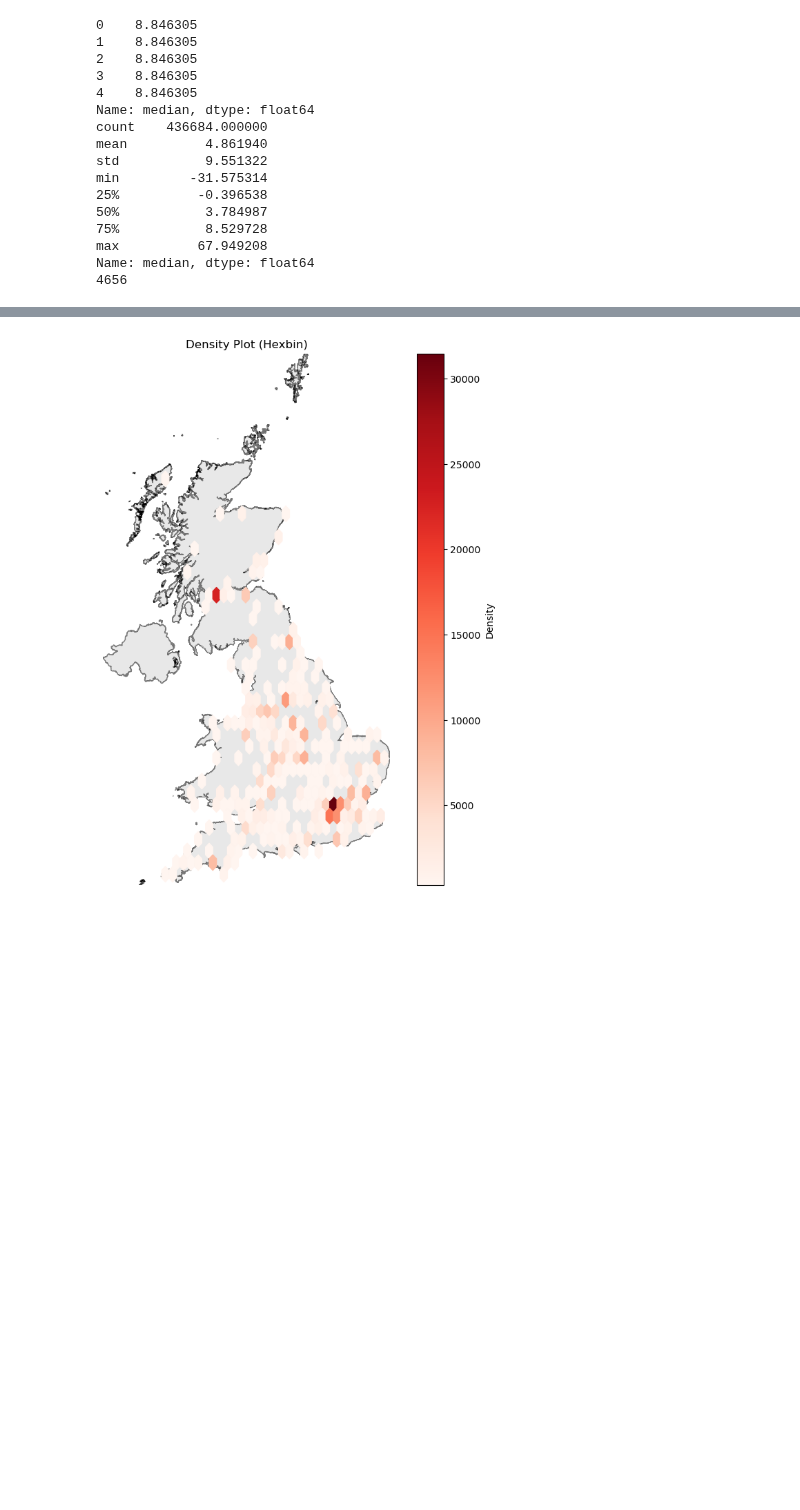
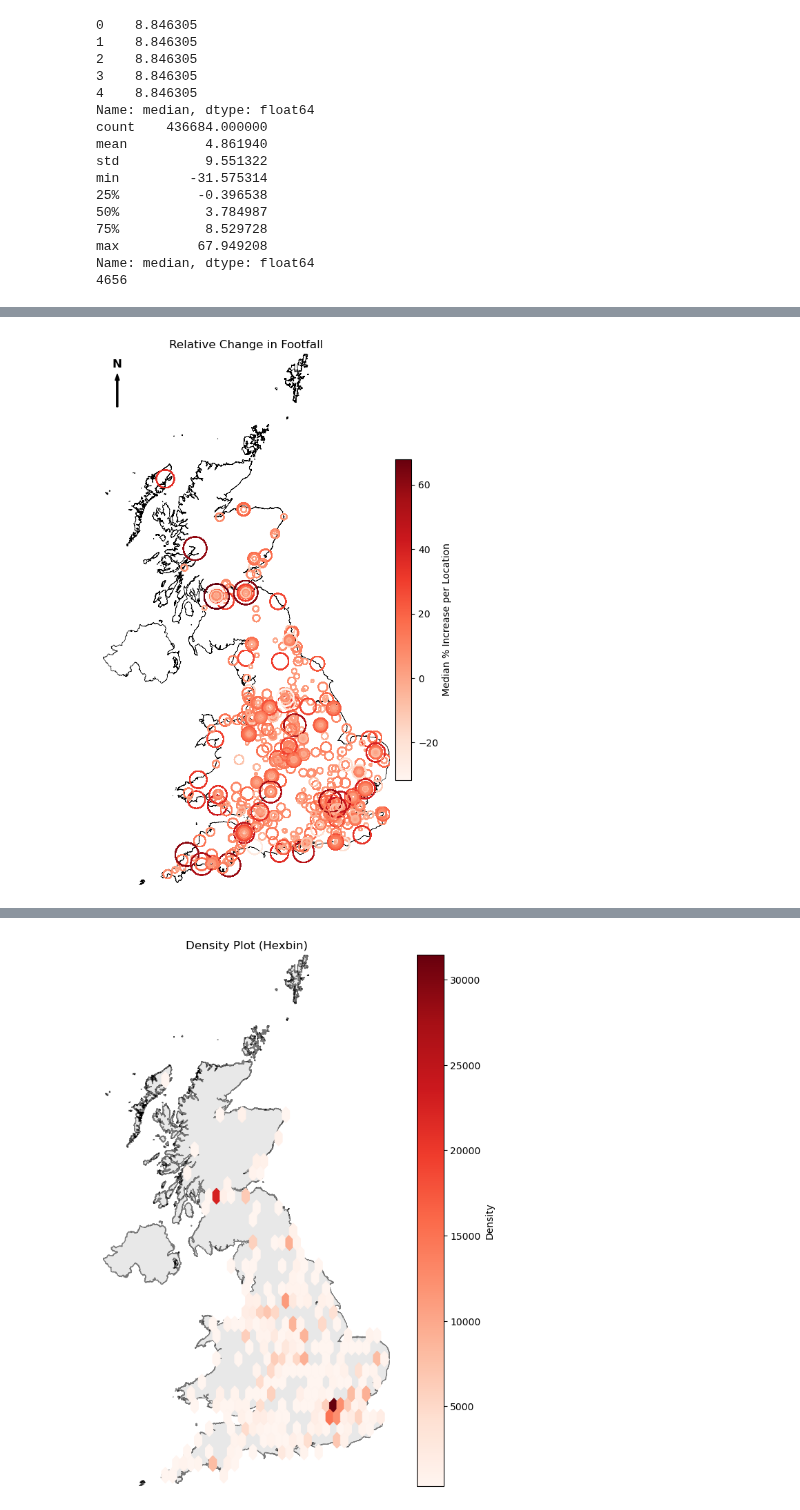
Before and after one commit to stefankrysa/MScDissertation, a Jupyter notebook: modelling.ipynb, the cells around one changed output, grey strips where cells are left out. Cells and saved outputs as stored; diff of their text form; code cells hidden in the pictures; blank space fills up the shorter version.

```diff
--- a/modelling.ipynb
+++ b/modelling.ipynb
@@ -1297,0 +1245,65 @@ plt.show()
+# %%
+from matplotlib import cm, colors as mcolors
+from matplotlib_scalebar.scalebar import ScaleBar
+from matplotlib.patches import FancyArrow
+
+# Prepare sizes
+sizes = gdf_centroids['median'].abs() * 10
+
+# Normalize for colormap
+norm = plt.Normalize(vmin=gdf_centroids['median'].min(), vmax=gdf_centroids['median'].max())
+cmap = cm.get_cmap('Reds')
+color_vals = cmap(norm(gdf_centroids['median']))
+
+# Plotting
+fig, ax = plt.subplots(figsize=(10, 10))
+uk_boundary.plot(ax=ax, color='none', edgecolor='black', linewidth=0.5)
+
+x = gdf_centroids.geometry.x
+y = gdf_centroids.geometry.y
+
+# Scatter with no fill and colored borders
+scatter = ax.scatter(
+    x, y,
+    s=sizes,
+    facecolors='none',
+    edgecolors=color_vals,
+    linewidth=1
+)
+
+# Add north arrow
+arrow = FancyArrow(
+    x=minx + 0.05 * (maxx - minx),
+    y=maxy - 0.1 * (maxy - miny),
+    dx=0,
+    dy=0.05 * (maxy - miny),
+    width=0.005 * (maxx - minx),
+    color='black'
+)
+ax.add_patch(arrow)
+ax.text(
+    x=minx + 0.05 * (maxx - minx),
+    y=maxy - 0.03 * (maxy - miny),
+    s='N',
+    ha='center',
+    va='bottom',
+    fontsize=12,
+    fontweight='bold'
+)
+
+# Add colorbar legend
+sm = plt.cm.ScalarMappable(cmap=cmap, norm=norm)
+sm.set_array([])  # Only needed for matplotlib < 3.1
+cbar = plt.colorbar(sm, ax=ax, fraction=0.03, pad=0.01)
+cbar.set_label('Median % Increase per Location')
+
+# Zoom to UK extent
+minx, miny, maxx, maxy = uk_boundary.total_bounds
+ax.set_xlim(minx - 0.01, maxx + 0.01)
+ax.set_ylim(miny - 0.01, maxy + 0.01)
+
+plt.title('Relative Change in Footfall')
+plt.axis('off')
+plt.show()
+# %% [output]
+[figure, added]
```
Also changed, not shown: parts of 4 cells of this notebook.
